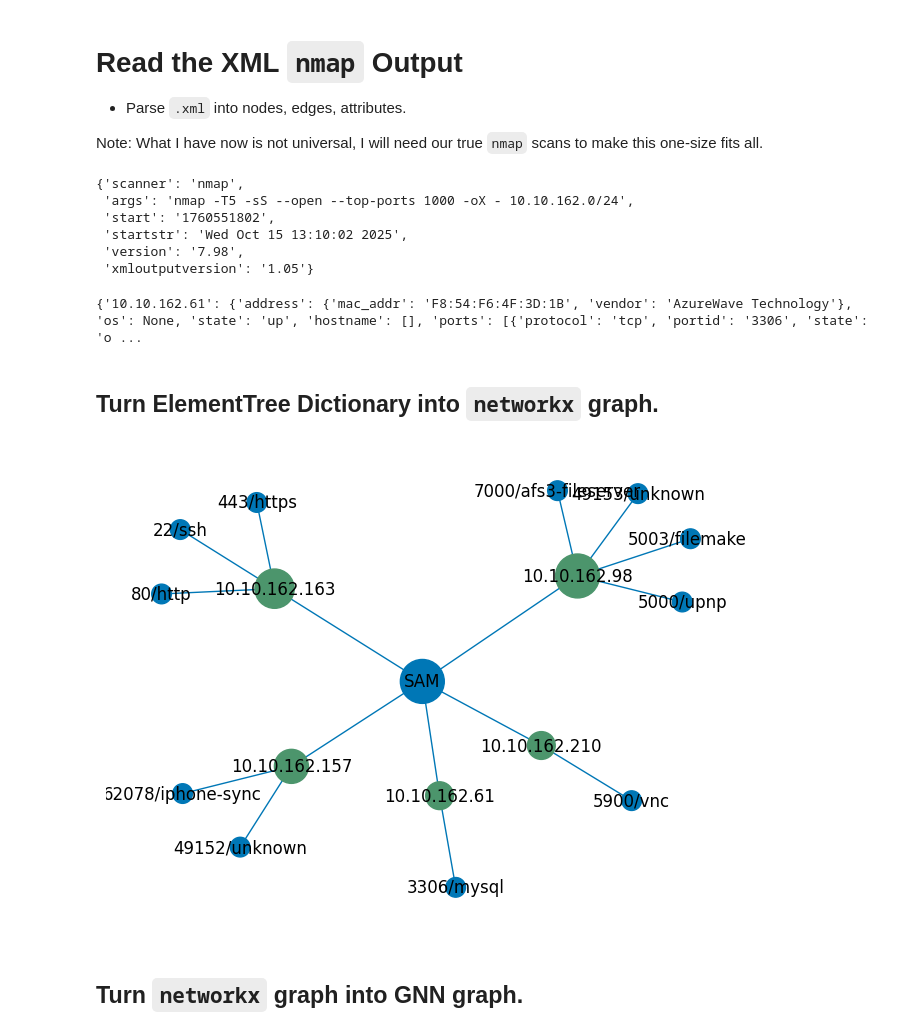
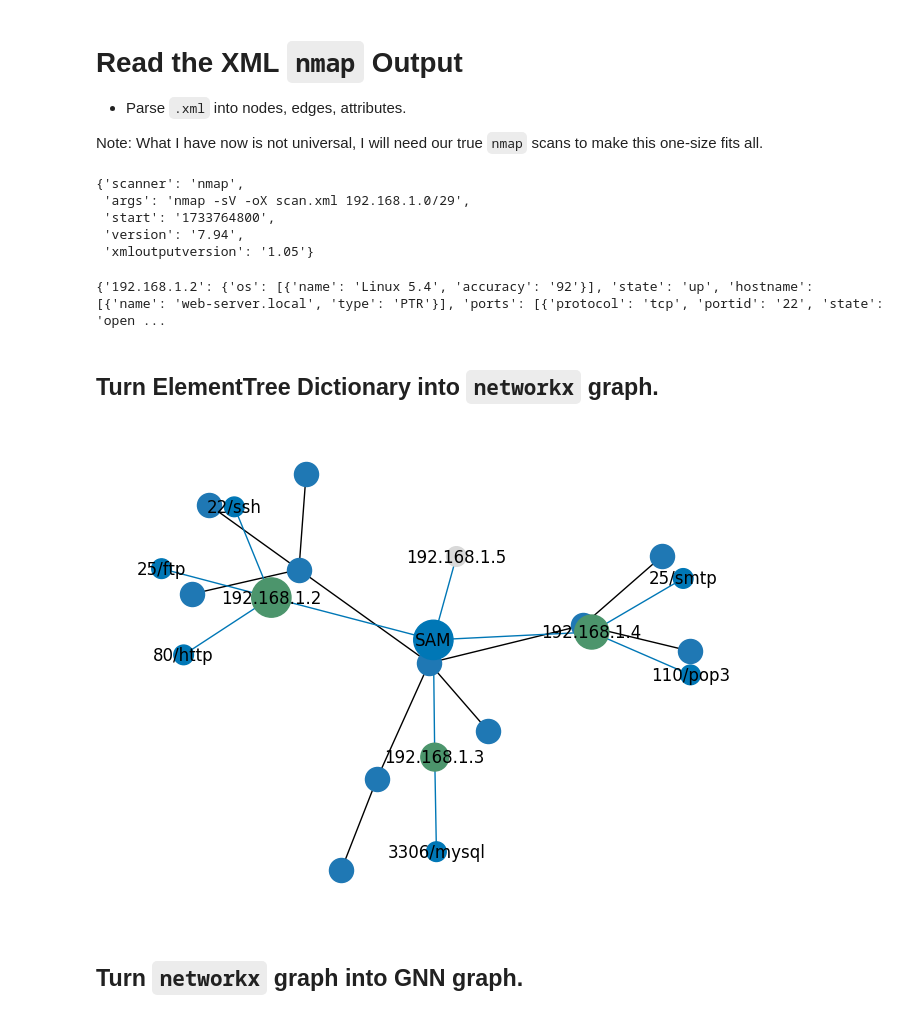
Before and after one commit to JonathanSContreras/surge, a Jupyter notebook: notebooks/xlm_to_networkx.ipynb, the cells around one changed output. Cells and saved outputs as stored; diff of their text form; code cells hidden in the pictures.

```diff
--- a/notebooks/xlm_to_networkx.ipynb
+++ b/notebooks/xlm_to_networkx.ipynb
@@ -12,17 +12,15 @@ import xml.etree.ElementTree as ET  # ElementTree library is used to parse XML d
 xml1 = "../data/nmap_output.xml"
 xml2 = "../data/nmap_output_adv.xml"
 xml3 = "../data/nmap_stress_test.xml"
-xml4 = "../data/2025-10-15T13_10_02_666732Z_nmap.xml"
 
-tree = ET.parse(xml4)
+tree = ET.parse(xml1)
 root = tree.getroot()  # tag that envelopes everything
 root.attrib  # length of 6 (scaninfo, host1, host2, host3, host4, runstats)
 # %% [output]
 {'scanner': 'nmap',
- 'args': 'nmap -T5 -sS --open --top-ports 1000 -oX - 10.10.162.0/24',
- 'start': '1760551802',
- 'startstr': 'Wed Oct 15 13:10:02 2025',
- 'version': '7.98',
+ 'args': 'nmap -sV -oX scan.xml 192.168.1.0/29',
+ 'start': '1733764800',
+ 'version': '7.94',
  'xmloutputversion': '1.05'}
 # %%
 # loop over root children and their sub attributes
@@ -106,7 +104,7 @@ for child in root:
 
 print(network)
 # %% [output]
-{'10.10.162.61': {'address': {'mac_addr': 'F8:54:F6:4F:3D:1B', 'vendor': 'AzureWave Technology'}, 'os': None, 'state': 'up', 'hostname': [], 'ports': [{'protocol': 'tcp', 'portid': '3306', 'state': 'o ...
+{'192.168.1.2': {'os': [{'name': 'Linux 5.4', 'accuracy': '92'}], 'state': 'up', 'hostname': [{'name': 'web-server.local', 'type': 'PTR'}], 'ports': [{'protocol': 'tcp', 'portid': '22', 'state': 'open ...
 # %% [markdown]
 ## Turn ElementTree Dictionary into `networkx` graph.
 # %%
@@ -138,35 +136,35 @@ for ip in network.keys():
         G.add_edge(SCANNER, ip)
 
     # add port edges
     if network[ip]["ports"] is not None:
         for n in network[ip]["ports"]:
             # color code port edges
             # color = PORT_COLORS.get(int(n["portid"]), "#0077b6")
             service_label = f"{n['portid']}/{n.get('name', 'unknown')}"
 
             G.add_node(service_label)
             G.add_edge(ip, service_label, color="#0077b6")
 
 
 # display graph
 # pull the colors used
 node_colors = [G.nodes[n].get("color", "#0077b6") for n in G.nodes()]
 edge_colors = nx.get_edge_attributes(G, "color").values()
 node_degree = G.degree
 nx.draw(
     G,
-    pos=nx.spring_layout(G),
+    pos=nx.draw_spring(G),
     # pos=nx.multipartite_layout(G, subset_key=""),
     node_color=node_colors,
     edge_color=edge_colors,
     with_labels= True,
     node_size=[v[1] * 200 for v in node_degree]
 )
 
 plt.savefig("../output/nmap_RECENT_RUN.png")
 plt.show()
 # %% [output]
-[figure, old version]
+[figure, new version]
 # %% [markdown]
 ## Turn `networkx` graph into GNN graph.
 # %%
```
Also changed, not shown: 5 other files.
